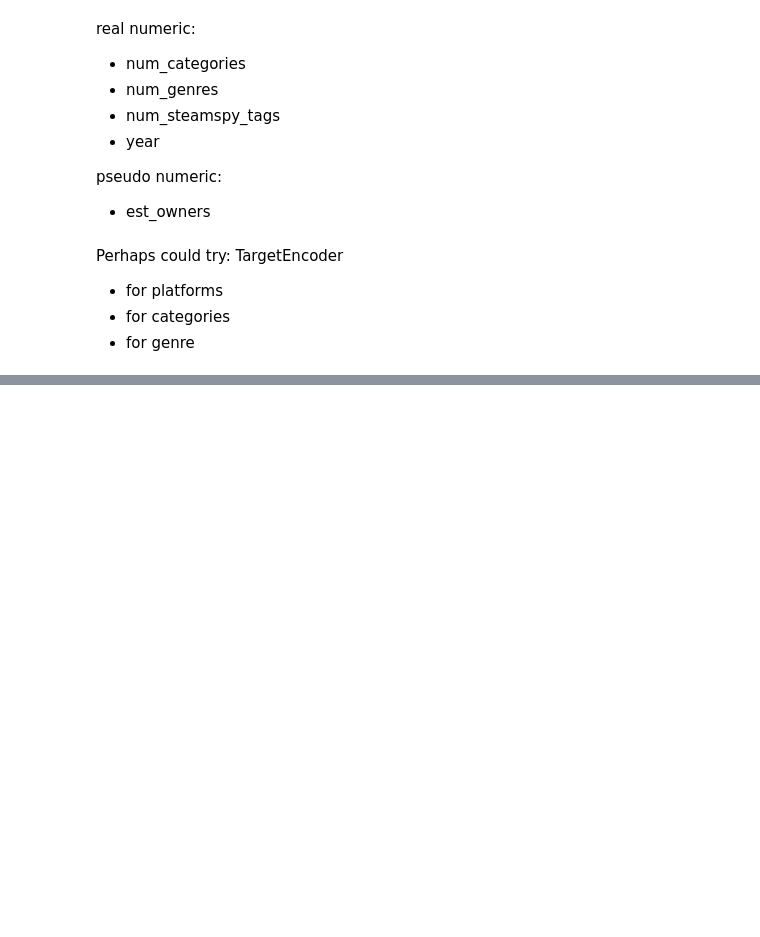
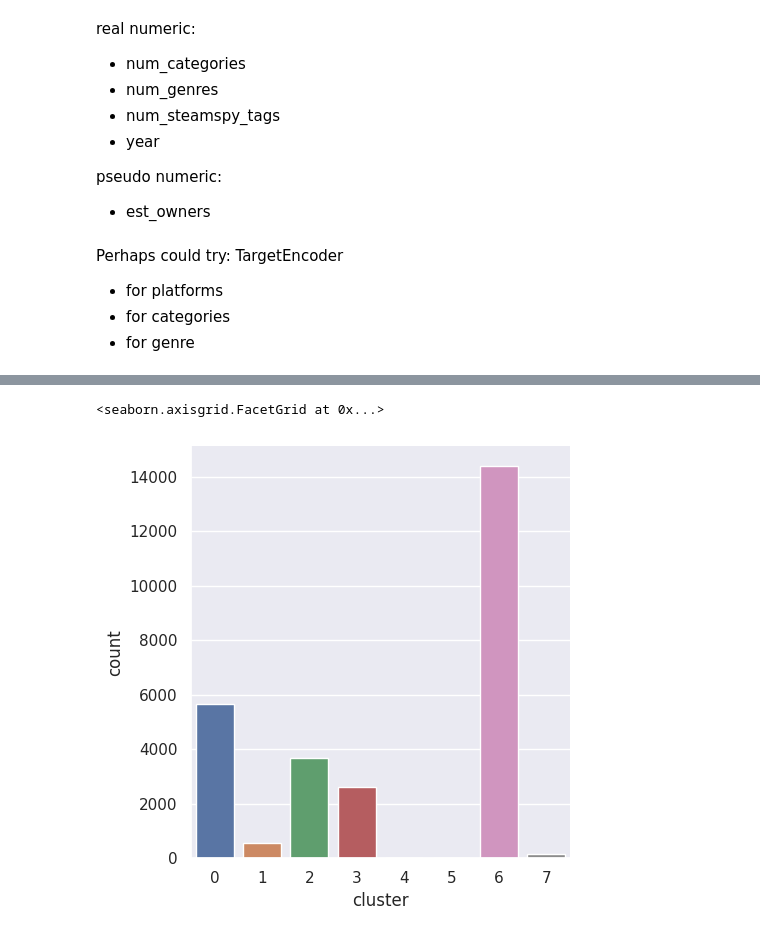
Before and after one commit to nefelibata28/usg, a Jupyter notebook: notebooks/data_cleaning.ipynb, the cells around one changed output, grey strips where cells are left out. Saved outputs shown, nothing was run; the diff lists cells and outputs as text; code cells hidden in the pictures; blank space fills up the shorter version.

```diff
--- a/notebooks/data_cleaning.ipynb
+++ b/notebooks/data_cleaning.ipynb
@@ -722,6 +706,6 @@ log.setLevel(logging.INFO)
 def cluster(n=1):
   model = KPrototypes(n_clusters = n, n_jobs = -1, random_state = 0)
   log.info("Performing clustering for n=%d", n)
-  model.fit_predict(X=X, y=kaggle_steam.loc[:, 'appid'], categorical=list(range(0, len(categorical))))
+  y = model.fit_predict(X=X, y=kaggle_steam.loc[:, 'appid'], categorical=list(range(0, len(categorical))))
   log.info("cost[%d]=%.2f", n, model.cost_)
-  return model
+  return model, y
@@ -750,0 +740,2 @@ sb.relplot(data=df_cost, x='Cluster', y='Cost', markers=True, kind='line', aspec
+# %%
+model, y = cluster(n=8)
@@ -750,0 +761,3 @@ sb.relplot(data=df_cost, x='Cluster', y='Cost', markers=True, kind='line', aspec
+# %%
+kaggle_steam['cluster'] = y
+kaggle_steam
@@ -750,0 +778,5 @@ sb.relplot(data=df_cost, x='Cluster', y='Cost', markers=True, kind='line', aspec
+# %%
+sb.catplot(data=kaggle_steam, x='cluster', kind='count')
+# %% [output]
+<seaborn.axisgrid.FacetGrid at 0x...>
+[figure, added]
```
Also changed, not shown: parts of 16 cells of this notebook.
